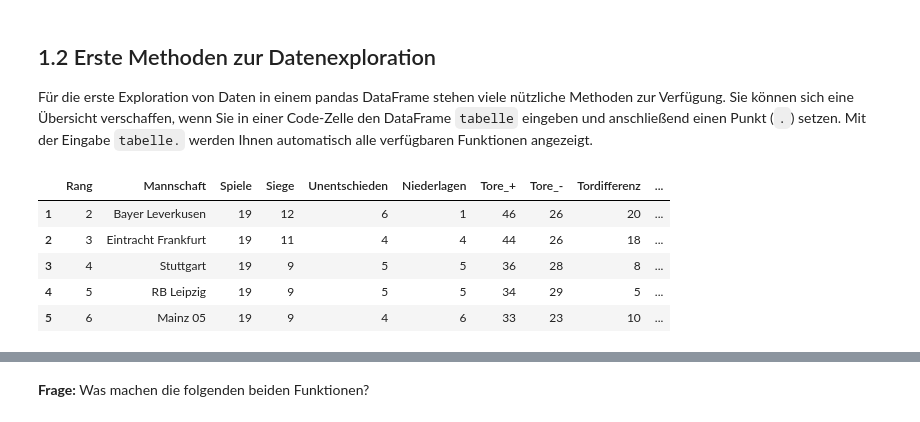
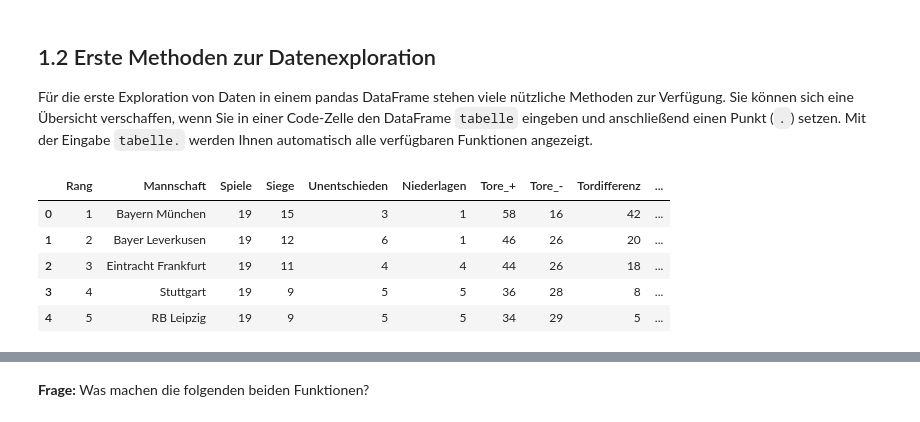
Before and after one commit to AlexKressner/Business_Intelligence, a Jupyter notebook: Pandas_Intro.ipynb, the cells around one changed output, grey strips where cells are left out. Drawn from its saved outputs; the diff is of its cells as text; code cells hidden in the pictures.

```diff
--- a/Pandas_Intro.ipynb
+++ b/Pandas_Intro.ipynb
@@ -90,14 +90,14 @@ RangeIndex(start=0, stop=6, step=1)
 Für die erste Exploration von Daten in einem pandas DataFrame stehen viele nützliche Methoden zur Verfügung. Sie können sich eine Übersicht verschaffen, wenn Sie in einer Code-Zelle den DataFrame `tabelle` eingeben und anschließend einen Punkt (`.`) setzen. Mit der Eingabe `tabelle.` werden Ihnen automatisch alle verfügbaren Funktionen angezeigt.
 # %%
 # Gibt Ihnen den "Kopf" des DataFrames zurück, d.h. die ersten 5 Zeilen
-tabelle.tail()
+tabelle.head()
 # %% [output]
 |  | Rang | Mannschaft | Spiele | Siege | Unentschieden | Niederlagen | Tore_+ | Tore_- | Tordifferenz | ... |
+| 0 | 1 | Bayern München | 19 | 15 | 3 | 1 | 58 | 16 | 42 | ... |
 | 1 | 2 | Bayer Leverkusen | 19 | 12 | 6 | 1 | 46 | 26 | 20 | ... |
 | 2 | 3 | Eintracht Frankfurt | 19 | 11 | 4 | 4 | 44 | 26 | 18 | ... |
 | 3 | 4 | Stuttgart | 19 | 9 | 5 | 5 | 36 | 28 | 8 | ... |
 | 4 | 5 | RB Leipzig | 19 | 9 | 5 | 5 | 34 | 29 | 5 | ... |
-| 5 | 6 | Mainz 05 | 19 | 9 | 4 | 6 | 33 | 23 | 10 | ... |
 # %%
 # Zeigt Ihnen Informationen zu den einzelnen Spalten
 tabelle.info()
```
Also changed, not shown: parts of 54 cells of this notebook.
